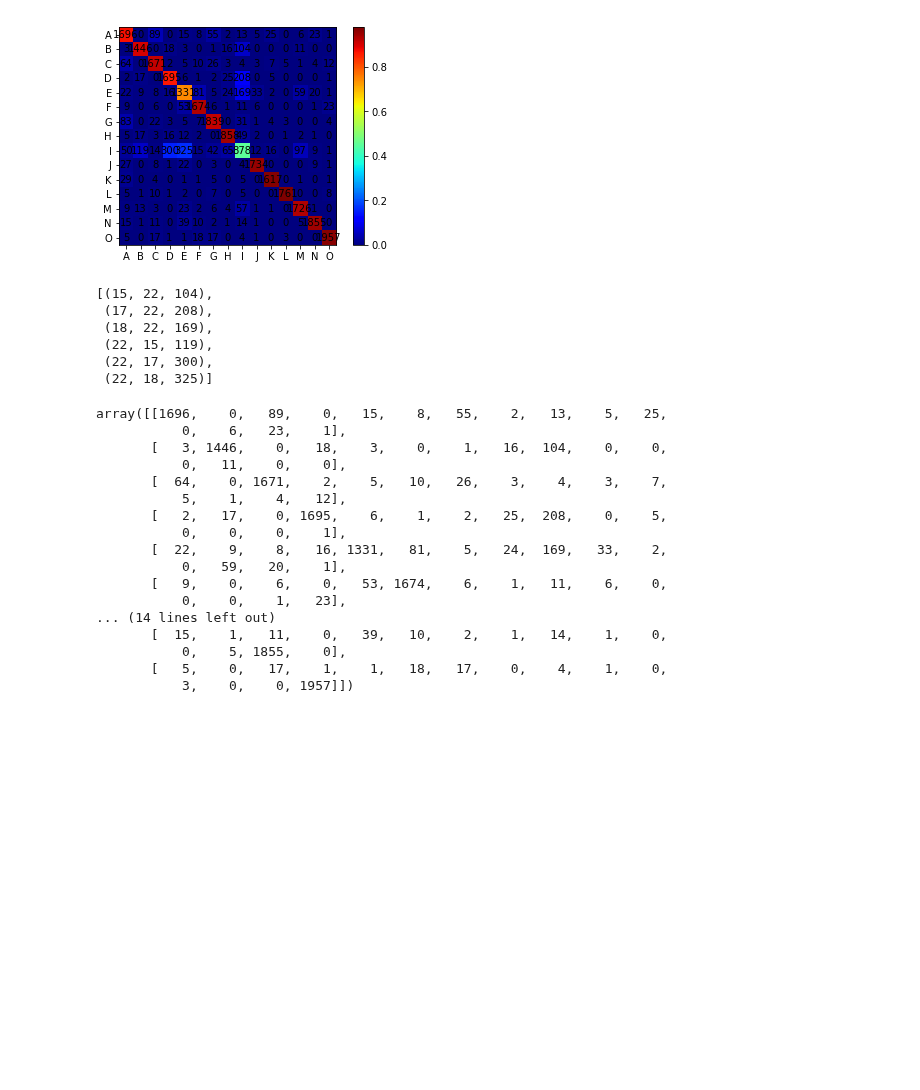
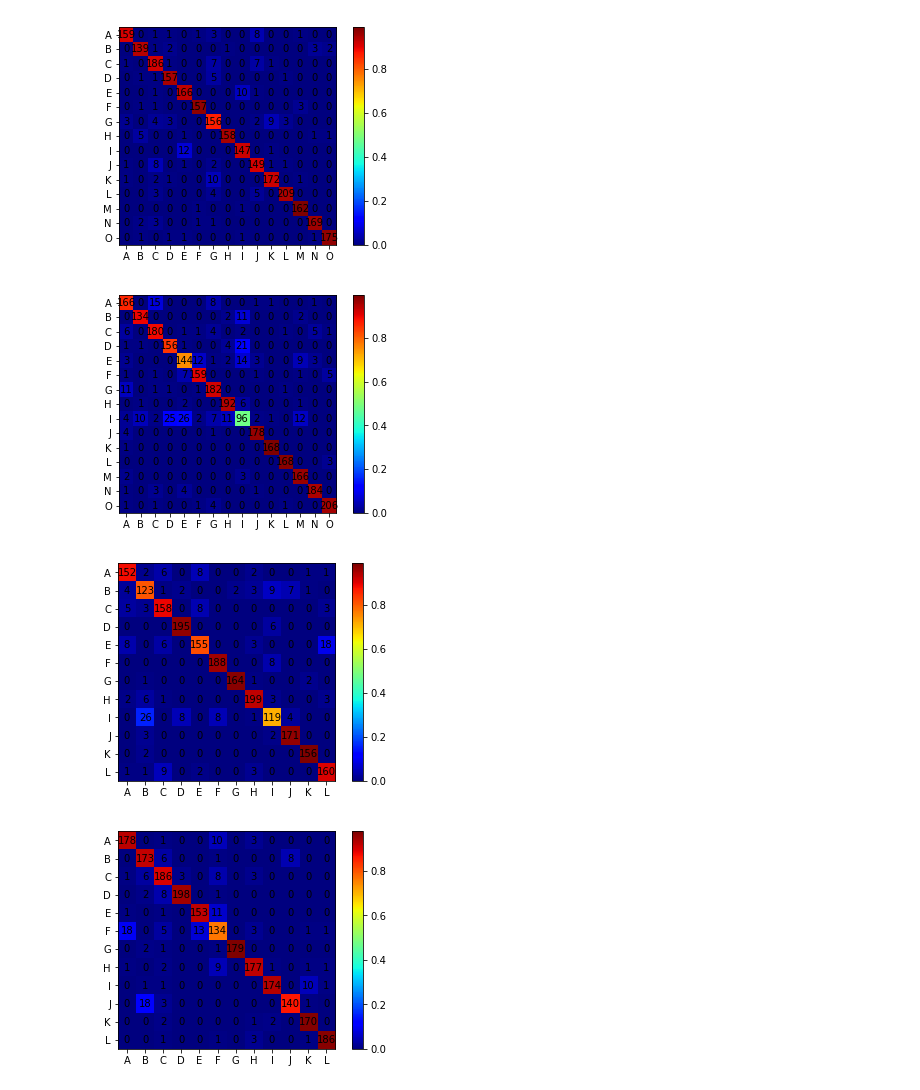
Before and after one commit to anatolyburtsev/test-aufgabe-winter-2017, a Jupyter notebook: Untitled.ipynb, the cells around one changed output. Cells and saved outputs as stored; diff of their text form; code cells hidden in the pictures; blank space fills up the shorter version.

```diff
--- a/Untitled.ipynb
+++ b/Untitled.ipynb
@@ -77,9 +68,11 @@ class predict_model:
     y_test = ""
     pipeline = ""
     y_predicted = ""
+    c_id_shift = 0
 
-    def __init__(this, train):
+    def __init__(this, train, shift):
         this.train = train
+        this.c_id_shift = shift
 # %%
 train["text"] = X
 train_light = train.drop(['title', 'description'], axis = 1)
@@ -87,8 +80,8 @@ train_1 = train_light.query("category_id < 15")
 train_2 = train_light.query("category_id < 30").query("category_id >= 15")
 train_3 = train_light.query("category_id < 42").query("category_id >= 30")
 train_4 = train_light.query("category_id >= 42")
-models = [predict_model(train_1), predict_model(train_2), predict_model(train_3),
-          predict_model(train_4)]
+models = [predict_model(train_1, 0), predict_model(train_2, 15), predict_model(train_3, 30),
+          predict_model(train_4, 42)]
 # %%
 for model in models:
     model.X = model.train.drop(["item_id", "category_id"], axis = 1)
@@ -130,5 +118,8 @@ accuracy_score(predict_by_all_cat, y_test)
 # %%
-for mdl in [models[1]]:
+for mdl in models:
     visualize_confusion_matrix(confusion_matrix(mdl.y_test, mdl.y_predicted))
 # %% [output]
-[figure, old version]
+[figure, new version]
+[figure, added]
+[figure, added]
+[figure, added]
@@ -135,37 +134,13 @@ for mdl in [models[1]]:
 # %%
-mdl = models[1]
-conf_matr = confusion_matrix(mdl.y_test, mdl.y_predicted)
-limit = 100
 failed_pairs = []
-for i in range(len(conf_matr)):
-    for j in range(len(conf_matr[i])):
-        if i != j and conf_matr[i][j] > 100:
-            failed_pairs.append((i + 14, j + 14, conf_matr[i,j]))
-failed_pairs
+for mdl in models:
+    conf_matr = confusion_matrix(mdl.y_test, mdl.y_predicted)
+
+    category_pairs_to_recalculate_limit = 10
+    limit = calculate_treshold_for_categories_to_recalculate(conf_matr)
+    for i in range(len(conf_matr)):
+        for j in range(len(conf_matr[i])):
+            if i != j and conf_matr[i][j] > limit:
+                failed_pairs.append([i + mdl.c_id_shift, j + mdl.c_id_shift, conf_matr[i,j]])
+    failed_pairs.sort(key = lambda x: -x[2])
+    failed_pairs = failed_pairs[:category_pairs_to_recalculate_limit]
-# %% [output]
-[(15, 22, 104),
- (17, 22, 208),
- (18, 22, 169),
- (22, 15, 119),
- (22, 17, 300),
- (22, 18, 325)]
-# %%
-conf_matr
-# %% [output]
-array([[1696,    0,   89,    0,   15,    8,   55,    2,   13,    5,   25,
-           0,    6,   23,    1],
-       [   3, 1446,    0,   18,    3,    0,    1,   16,  104,    0,    0,
-           0,   11,    0,    0],
-       [  64,    0, 1671,    2,    5,   10,   26,    3,    4,    3,    7,
-           5,    1,    4,   12],
-       [   2,   17,    0, 1695,    6,    1,    2,   25,  208,    0,    5,
-           0,    0,    0,    1],
-       [  22,    9,    8,   16, 1331,   81,    5,   24,  169,   33,    2,
-           0,   59,   20,    1],
-       [   9,    0,    6,    0,   53, 1674,    6,    1,   11,    6,    0,
-           0,    0,    1,   23],
-... (14 lines left out)
-       [  15,    1,   11,    0,   39,   10,    2,    1,   14,    1,    0,
-           0,    5, 1855,    0],
-       [   5,    0,   17,    1,    1,   18,   17,    0,    4,    1,    0,
-           3,    0,    0, 1957]])
```
Also changed, not shown: parts of 15 cells of this notebook, 3 other files.
